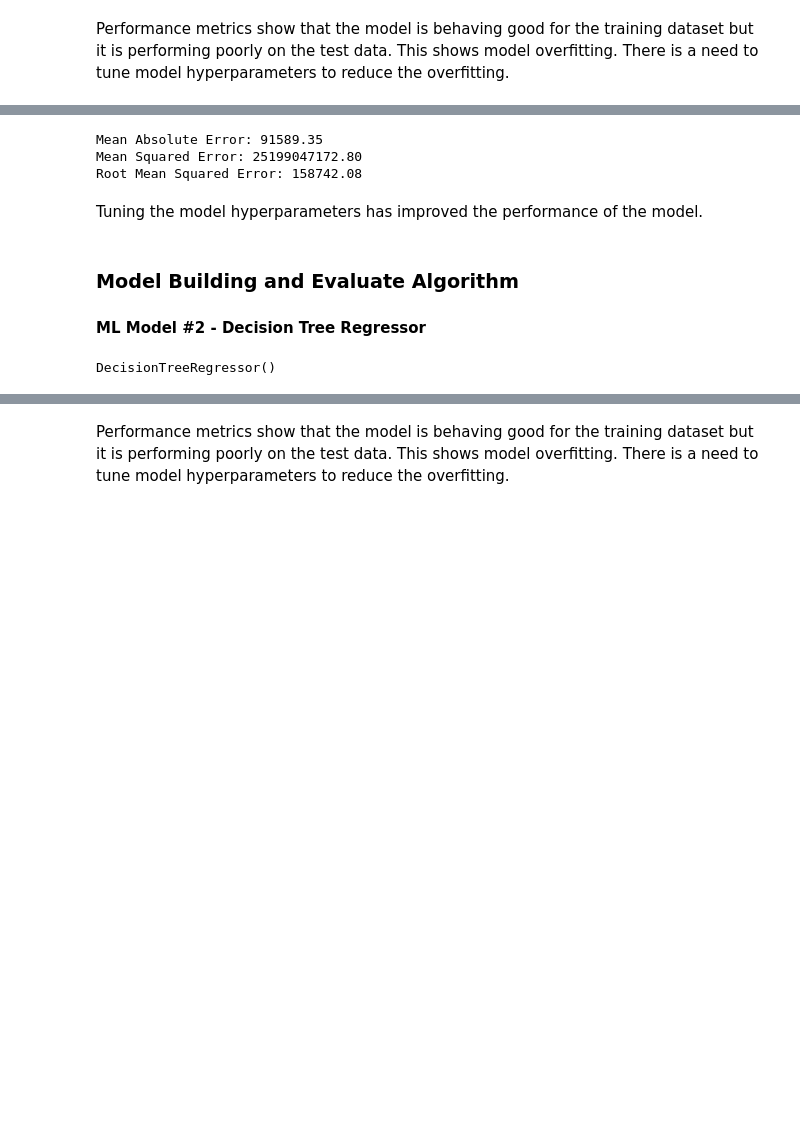
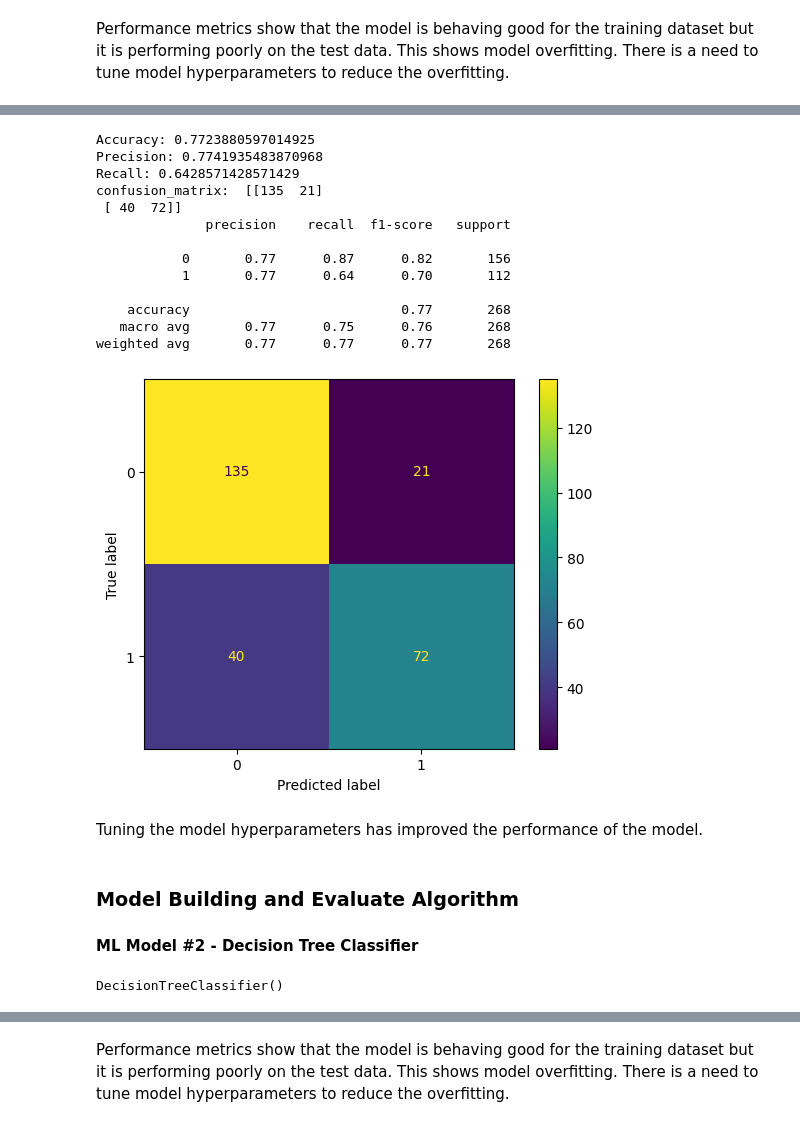
Before and after one commit to btalha23/AIDI_2000_Applied_Machine_Learning, a Jupyter notebook: Assignment_#1/BT_AIDI_2000_Assignment_#1_Predictions_for_Titanic_Dataset.ipynb, the cells around one changed output, grey strips where cells are left out. Drawn from its saved outputs; the diff is of its cells as text; code cells hidden in the pictures; blank space fills up the shorter version.

```diff
--- a/Assignment_#1/BT_AIDI_2000_Assignment_#1_Predictions_for_Titanic_Dataset.ipynb
+++ b/Assignment_#1/BT_AIDI_2000_Assignment_#1_Predictions_for_Titanic_Dataset.ipynb
@@ -326,35 +375,49 @@ Root Mean Squared Error: 128232.48
 # %%
 # Predict the output using the test data using the created/ fitted model
-y_pred_test = rf_reg_opt.predict(X_test)
+y_pred_test = rf_clf_opt.predict(X_test)
 # Calculate the performance metrics like mean absolute error, mean squared error, root mean squared error
-# mean_absolute_error(y_test, y_pred_test)
-#Print MSE and RMSE
-print('Mean Absolute Error: {:.2f}'.format(mean_absolute_error(y_test, y_pred_test)))
-print('Mean Squared Error: {:.2f}'.format(mean_squared_error(y_test, y_pred_test)))
-print('Root Mean Squared Error: {:.2f}'.format(np.sqrt(mean_squared_error(y_test, y_pred_test))))
+# accuracy_score(y_test, y_pred_test)
+# Print performace metrics
+print('Accuracy: {}'.format(accuracy_score(y_test, y_pred_test)))
+print('Precision: {}'.format(precision_score(y_test, y_pred_test)))
+print('Recall: {}'.format(recall_score(y_test, y_pred_test)))
+print('confusion_matrix: ', confusion_matrix(y_test,y_pred_test))
+displ = ConfusionMatrixDisplay(confusion_matrix=confusion_matrix(y_test,y_pred_test))
+displ.plot()
+print(classification_report(y_test,y_pred_test))
 # %% [output]
-Mean Absolute Error: 91589.35
-Mean Squared Error: 25199047172.80
-Root Mean Squared Error: 158742.08
+Accuracy: 0.7723880597014925
+Precision: 0.7741935483870968
+Recall: 0.6428571428571429
+confusion_matrix:  [[135  21]
+ [ 40  72]]
+              precision    recall  f1-score   support
+
+           0       0.77      0.87      0.82       156
+           1       0.77      0.64      0.70       112
+
+    accuracy                           0.77       268
+   macro avg       0.77      0.75      0.76       268
+weighted avg       0.77      0.77      0.77       268
+[figure, added]
 # %% [markdown]
 Tuning the model hyperparameters has improved the performance of the model.
 # %% [markdown]
 ### Model Building and Evaluate Algorithm
-#### ML Model #2 - Decision Tree Regressor
+#### ML Model #2 - Decision Tree Classifier
 # %%
-# Initialize the instance of Decision Tree Regressor
-dt_reg = DecisionTreeRegressor()
+# Initialize the instance of Decision Tree Classifier
+dt_clf = DecisionTreeClassifier()
 # Use all the defaults of the model as set in sci-kit learn
-# DecisionTreeRegressor(criterion='squared_error',
-#                       splitter='best', max_depth=None,
-#                       min_samples_split=2, min_samples_leaf=1,
-#                       min_weight_fraction_leaf=0.0, max_features=None,
-#                       random_state=None, max_leaf_nodes=None,
-#                       min_impurity_decrease=0.0, ccp_alpha=0.0,
-#                       monotonic_cst=None)
-# Fit the training data to the random foreat model
-dt_reg.fit(X_train, y_train)
+# DecisionTreeClassifier(*, criterion='gini', splitter='best',
+#                        max_depth=None, min_samples_split=2,
+#                        min_samples_leaf=1, min_weight_fraction_leaf=0.0,
+#                        max_features=None, random_state=None,
+#                        max_leaf_nodes=None, min_impurity_decrease=0.0,
+#                        class_weight=None, ccp_alpha=0.0, monotonic_cst=None)
+# Fit the training data to the decision tree model
+dt_clf.fit(X_train, y_train)
 # %% [output]
-DecisionTreeRegressor()
+DecisionTreeClassifier()
 # %%
 # Predict the output using the training data using the created/ fitted model
```
Also changed, not shown: parts of 33 cells of this notebook.
